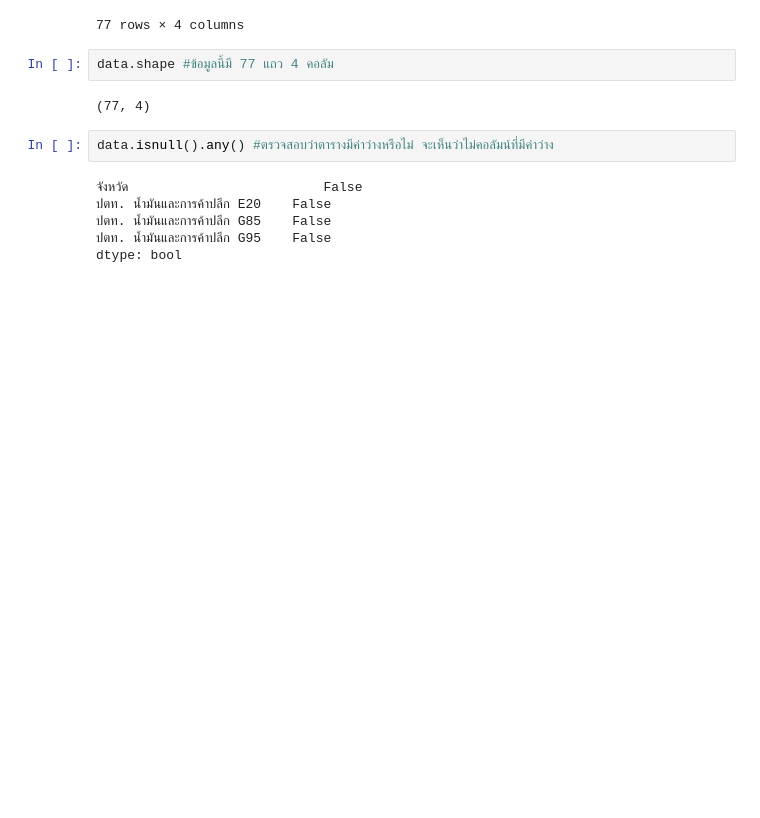
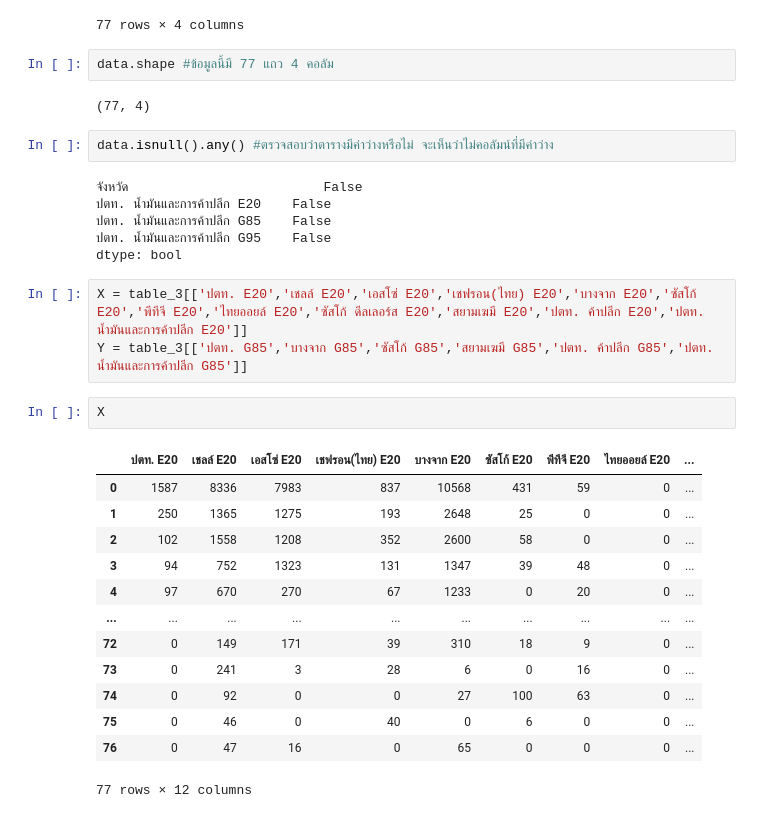
Before and after one commit to chalarm1405/DWDM21_, a Jupyter notebook: Project for Group.ipynb, the cells around one changed output. Cells and saved outputs as stored; diff of their text form; blank space fills up the shorter version.

```diff
--- a/Project for Group.ipynb
+++ b/Project for Group.ipynb
@@ -271,3 +273,22 @@ data.isnull().any() #ตรวจสอบว่าตารางมีค่
 ปตท. น้ำมันและการค้าปลีก G85    False
 ปตท. น้ำมันและการค้าปลีก G95    False
 dtype: bool
+# %%
+X = table_3[['ปตท. E20','เชลล์ E20','เอสโซ่ E20','เชฟรอน(ไทย) E20','บางจาก E20','ซัสโก้ E20','พีทีจี E20','ไทยออยล์ E20','ซัสโก้ ดีลเลอร์ส E20','สยามเฆมี E20','ปตท. ค้าปลีก E20','ปตท. น้ำมันและการค้าปลีก E20']]
+Y = table_3[['ปตท. G85','บางจาก G85','ซัสโก้ G85','สยามเฆมี G85','ปตท. ค้าปลีก G85','ปตท. น้ำมันและการค้าปลีก G85']]
+# %%
+X
+# %% [output]
+|  | ปตท. E20 | เชลล์ E20 | เอสโซ่ E20 | เชฟรอน(ไทย) E20 | บางจาก E20 | ซัสโก้ E20 | พีทีจี E20 | ไทยออยล์ E20 | ... |
+| 0 | 1587 | 8336 | 7983 | 837 | 10568 | 431 | 59 | 0 | ... |
+| 1 | 250 | 1365 | 1275 | 193 | 2648 | 25 | 0 | 0 | ... |
+| 2 | 102 | 1558 | 1208 | 352 | 2600 | 58 | 0 | 0 | ... |
+| 3 | 94 | 752 | 1323 | 131 | 1347 | 39 | 48 | 0 | ... |
+| 4 | 97 | 670 | 270 | 67 | 1233 | 0 | 20 | 0 | ... |
+| ... | ... | ... | ... | ... | ... | ... | ... | ... | ... |
+| 72 | 0 | 149 | 171 | 39 | 310 | 18 | 9 | 0 | ... |
+| 73 | 0 | 241 | 3 | 28 | 6 | 0 | 16 | 0 | ... |
+| 74 | 0 | 92 | 0 | 0 | 27 | 100 | 63 | 0 | ... |
+| 75 | 0 | 46 | 0 | 40 | 0 | 6 | 0 | 0 | ... |
+| 76 | 0 | 47 | 16 | 0 | 65 | 0 | 0 | 0 | ... |
+77 rows × 12 columns
```
Also changed, not shown: parts of 29 cells of this notebook.
